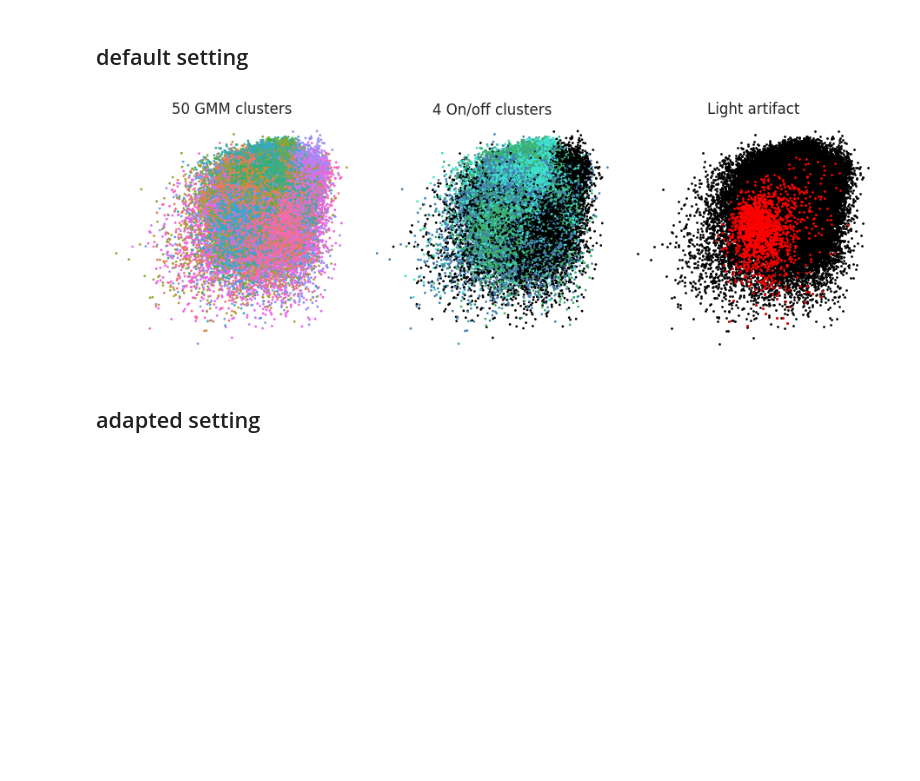
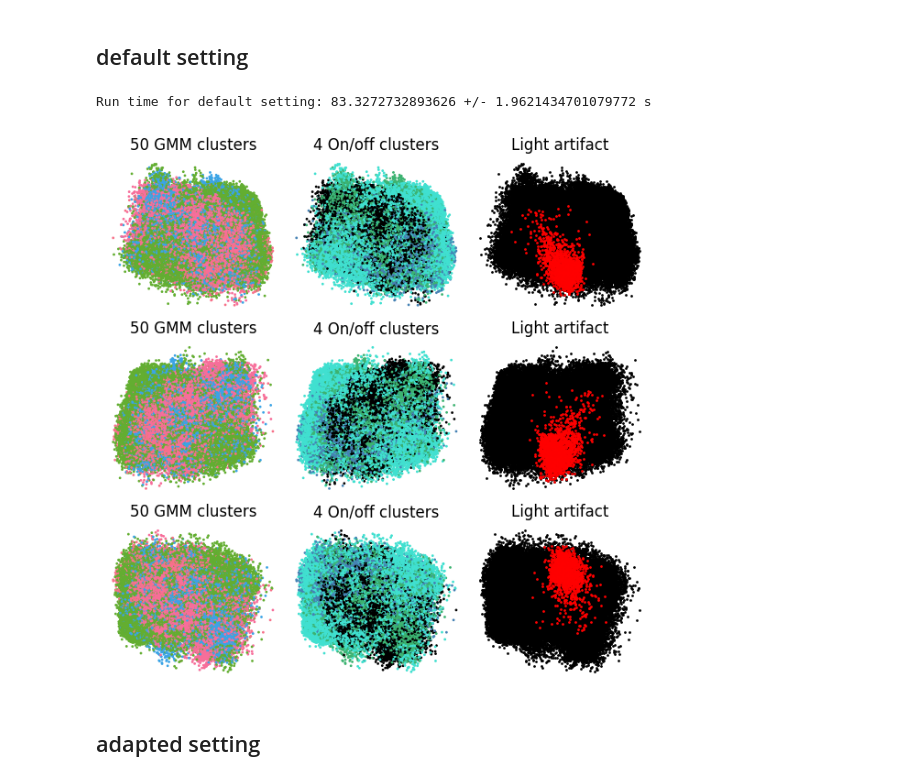
Before and after one commit to berenslab/TRACE, a Jupyter notebook: ts2vec.ipynb, the cells around one changed output. Saved outputs shown, nothing was run; the diff lists cells and outputs as text; code cells hidden in the pictures; blank space fills up the shorter version.

```diff
--- a/ts2vec.ipynb
+++ b/ts2vec.ipynb
@@ -169,30 +189,42 @@ cmap4 = LinearSegmentedColormap.from_list('cmap', colors, N=n_bin)
 # %% [markdown]
 ## default setting
-# %%
-file_name_default = f"sc_dat_ts2vec_epochs_None_bs_16_sim_cosine_seed_0_embd.npy"
-embd_default = np.load(os.path.join(results_path,file_name_default))
-# %%
-# plot embedding with three colorings
-fig, ax = plt.subplots(1, 3, figsize=(9, 3), constrained_layout=True)
-
-
-ax[0].scatter(*embd_default.T, c=data[2], cmap=cmap, s=1)
-ax[0].axis("off")
-ax[0].set_title("50 GMM clusters")
-
-
-ax[1].scatter(*embd_default.T, c=labels4, cmap=cmap4, s=1)
-ax[1].axis("off")
-ax[1].set_title("4 On/off clusters")
-
-ax[2].scatter(*embd_default.T, c="k", s=1)
-ax[2].scatter(*embd_default[idx_arti].T, c="r", s=1)
-
-ax[2].axis("off")
-ax[2].set_title("Light artifact")
-
-fig.savefig(os.path.join(fig_path, "ts2vec_default_sc_flattened_bar.png"), dpi=300)
-# %% [output]
-[figure, removed]
+# %%
+default_embds = []
+default_times = []
+n_epochs, batch_size, similarity, output_dims = hparams[0]
+for seed in seeds:
+    file_name_default = f"sc_dat_ts2vec_epochs_{n_epochs}_bs_{batch_size}_sim_{similarity}_dim_{output_dims}_seed_{seed}_embd.npz"
+    arr = np.load(os.path.join(results_path,file_name_default ))
+    default_embds.append(arr["embd"])
+    default_times.append(arr["time"])
+
+default_embds = np.array(default_embds)
+default_times = np.array(default_times)
+# %%
+print(f"Run time for default setting: {default_times.mean(0)} +/- {default_times.std(0)} s")
+# %% [output]
+Run time for default setting: 83.3272732893626 +/- 1.9621434701079772 s
+# %%
+# plot PCA embeddings with three colorings
+fig, ax = plt.subplots(3, 3, figsize=(6, 6), constrained_layout=True)
+
+for seed in seeds:
+    pca = PCA(n_components=2).fit_transform(default_embds[seed])
+    ax[seed, 0].scatter(*pca.T, c=data[2], cmap=cmap, s=1)
+    ax[seed, 0].axis("off")
+    ax[seed, 0].set_title("50 GMM clusters")
+
+
+    ax[seed, 1].scatter(*pca.T, c=labels4, cmap=cmap4, s=1)
+    ax[seed, 1].axis("off")
+    ax[seed, 1].set_title("4 On/off clusters")
+
+    ax[seed, 2].scatter(*pca.T, c="k", s=1)
+    ax[seed, 2].scatter(*pca[idx_arti].T, c="r", s=1)
+    ax[seed, 2].axis("off")
+    ax[seed, 2].set_title("Light artifact")
+fig.savefig(os.path.join(fig_path, "sc_dat_ts2vec_epochs_None_bs_16_sim_cosine_dim_320_seeds_0_1_2_pca.png"), dpi=300)
+# %% [output]
+[figure, added]
 # %% [markdown]
 ## adapted setting
```
Also changed, not shown: parts of 14 cells of this notebook.
